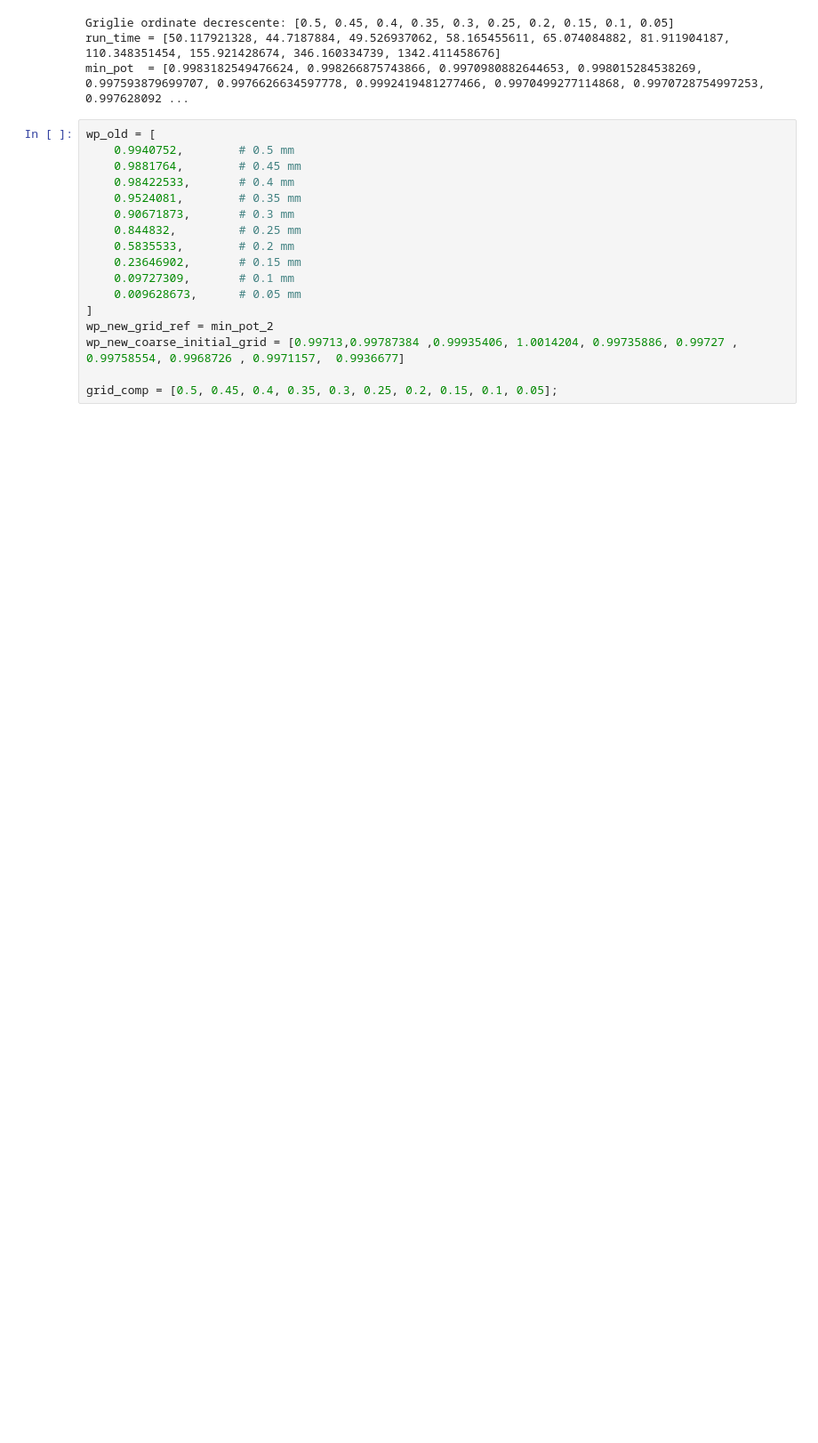
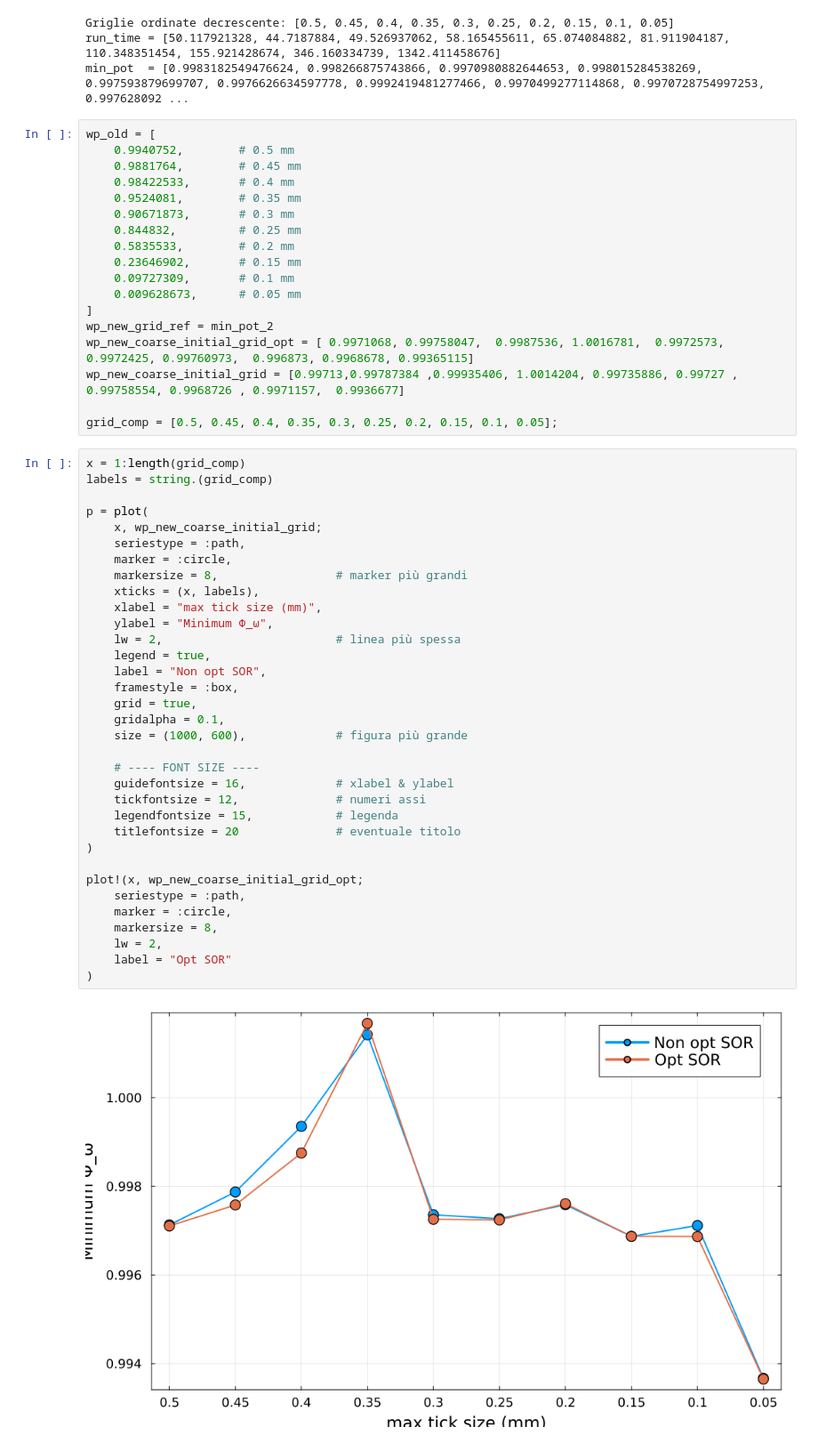
Before and after one commit to RitaF00/SolidStateDetector-NEW, a Jupyter notebook: SSDdev/final_codes_comp.ipynb, the cells around one changed output. Shown at 89% size. Saved outputs shown, nothing was run; the diff lists cells and outputs as text; blank space fills up the shorter version.

```diff
--- a/SSDdev/final_codes_comp.ipynb
+++ b/SSDdev/final_codes_comp.ipynb
@@ -55,9 +55,46 @@ wp_old = [
     0.009628673,      # 0.05 mm
 ]
 wp_new_grid_ref = min_pot_2
+wp_new_coarse_initial_grid_opt = [ 0.9971068, 0.99758047,  0.9987536, 1.0016781,  0.9972573, 0.9972425, 0.99760973,  0.996873, 0.9968678, 0.99365115]
 wp_new_coarse_initial_grid = [0.99713,0.99787384 ,0.99935406, 1.0014204, 0.99735886, 0.99727 , 0.99758554, 0.9968726 , 0.9971157,  0.9936677]
 
 grid_comp = [0.5, 0.45, 0.4, 0.35, 0.3, 0.25, 0.2, 0.15, 0.1, 0.05];
+# %%
+x = 1:length(grid_comp)
+labels = string.(grid_comp)
+
+p = plot(
+    x, wp_new_coarse_initial_grid;
+    seriestype = :path,
+    marker = :circle,
+    markersize = 8,                 # marker più grandi
+    xticks = (x, labels),
+    xlabel = "max tick size (mm)",
+    ylabel = "Minimum Φ_ω",
+    lw = 2,                         # linea più spessa
+    legend = true,
+    label = "Non opt SOR",
+    framestyle = :box,
+    grid = true,
+    gridalpha = 0.1,
+    size = (1000, 600),             # figura più grande
+
+    # ---- FONT SIZE ----
+    guidefontsize = 16,             # xlabel & ylabel
+    tickfontsize = 12,              # numeri assi
+    legendfontsize = 15,            # legenda
+    titlefontsize = 20              # eventuale titolo
+)
+
+plot!(x, wp_new_coarse_initial_grid_opt;
+    seriestype = :path,
+    marker = :circle,
+    markersize = 8,
+    lw = 2,
+    label = "Opt SOR"
+)
+# %% [output]
+[figure, added]
 # %%
 x = 1:length(grid_comp)
 labels = string.(grid_comp)
```
Also changed, not shown: parts of 4 cells of this notebook, 11 other files.
